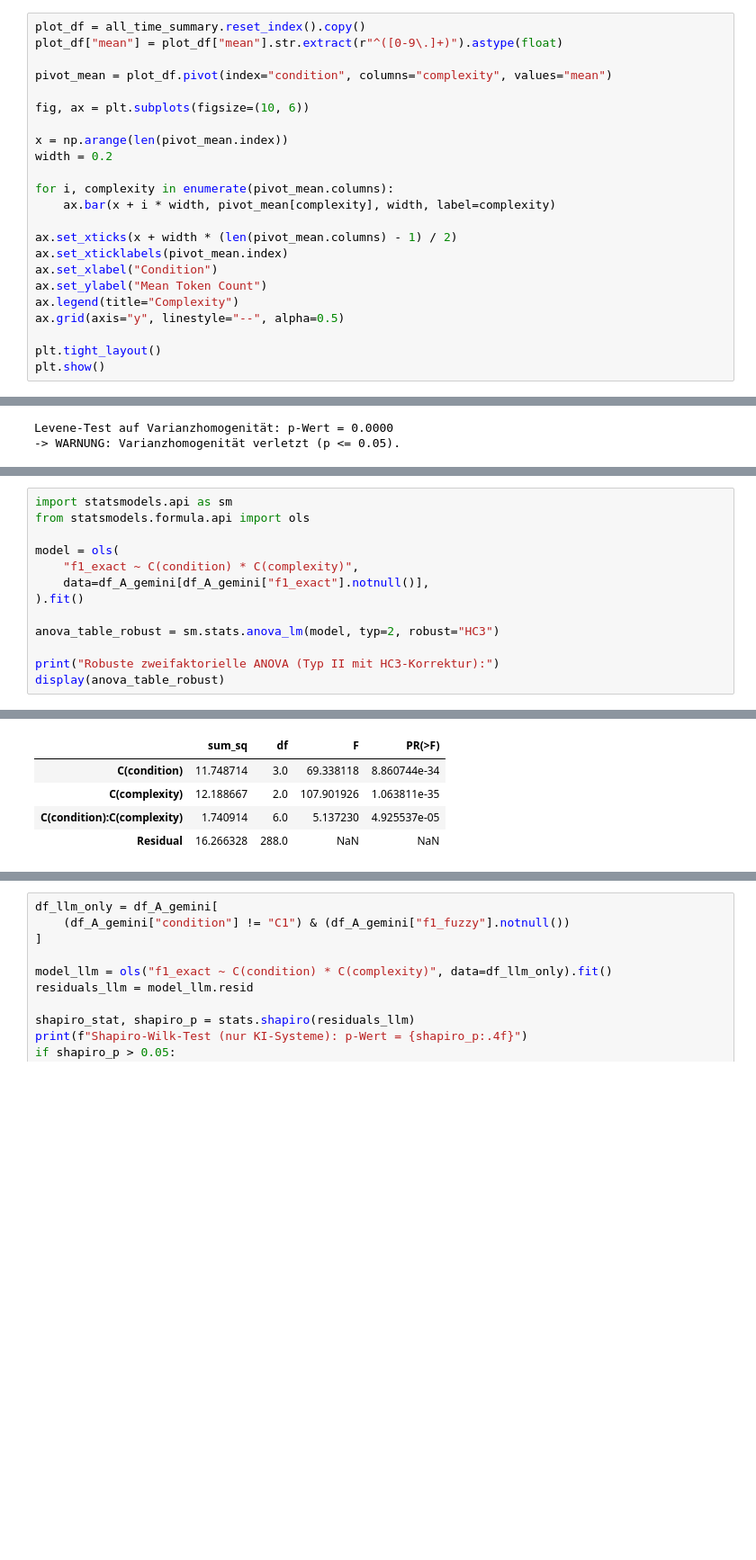
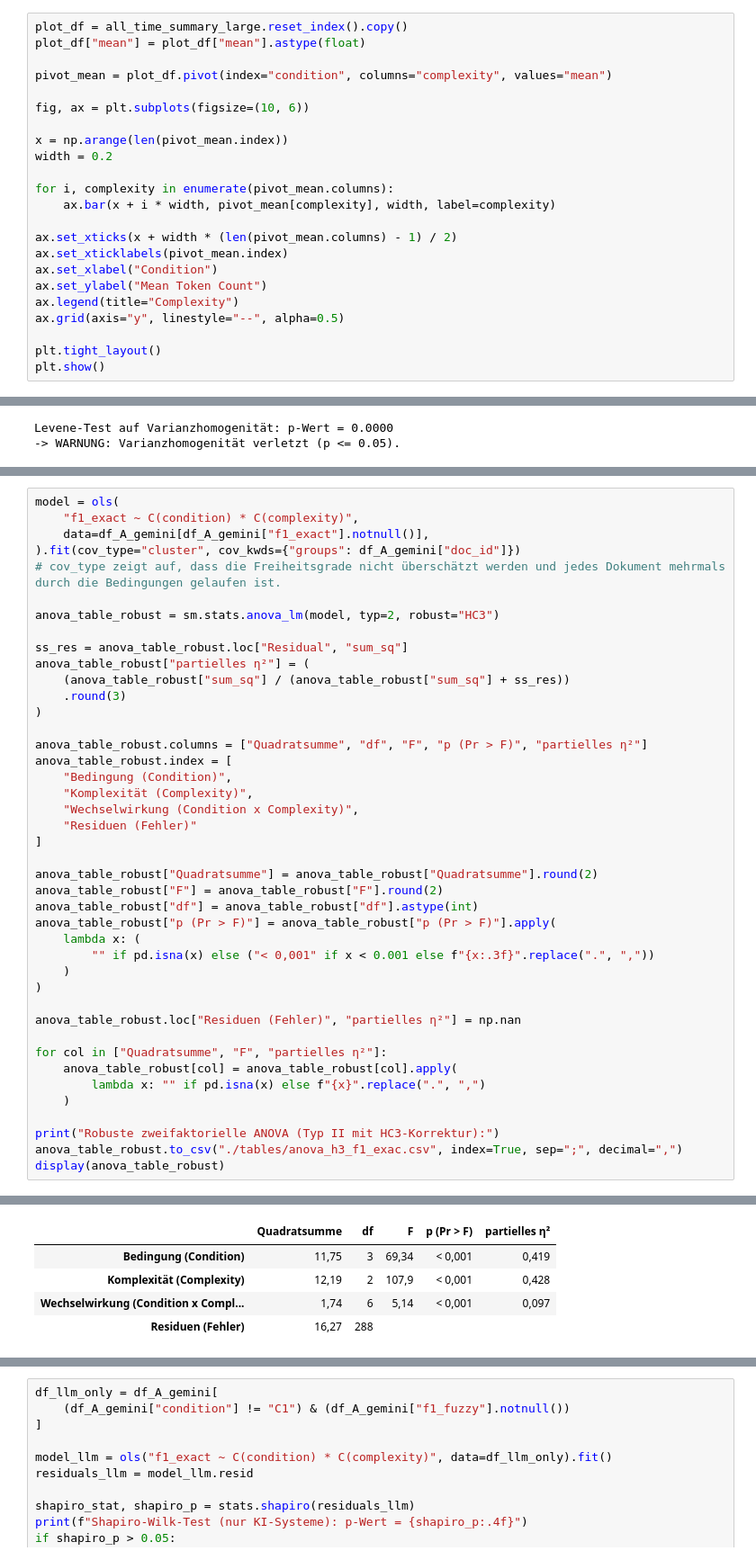
Before and after one commit to StefanEissler/doc-automation-architecture, a Jupyter notebook: notebooks/statistical_evaluation_A_internal.ipynb, the cells around one changed output, grey strips where cells are left out. Shown at 90% size. Cells and saved outputs as stored; diff of their text form; blank space fills up the shorter version.

```diff
--- a/notebooks/statistical_evaluation_A_internal.ipynb
+++ b/notebooks/statistical_evaluation_A_internal.ipynb
@@ -516,6 +646,6 @@ display(time_final_table)
 # %%
-plot_df = all_time_summary.reset_index().copy()
-plot_df["mean"] = plot_df["mean"].str.extract(r"^([0-9\.]+)").astype(float)
+plot_df = all_time_summary_large.reset_index().copy()
+plot_df["mean"] = plot_df["mean"].astype(float)
 
 pivot_mean = plot_df.pivot(index="condition", columns="complexity", values="mean")
 
@@ -584,20 +725,49 @@ Levene-Test auf Varianzhomogenität: p-Wert = 0.0000
 # %%
-import statsmodels.api as sm
-from statsmodels.formula.api import ols
-
 model = ols(
     "f1_exact ~ C(condition) * C(complexity)",
     data=df_A_gemini[df_A_gemini["f1_exact"].notnull()],
-).fit()
+).fit(cov_type="cluster", cov_kwds={"groups": df_A_gemini["doc_id"]})
+# cov_type zeigt auf, dass die Freiheitsgrade nicht überschätzt werden und jedes Dokument mehrmals durch die Bedingungen gelaufen ist.
 
 anova_table_robust = sm.stats.anova_lm(model, typ=2, robust="HC3")
 
+ss_res = anova_table_robust.loc["Residual", "sum_sq"]
+anova_table_robust["partielles η²"] = (
+    (anova_table_robust["sum_sq"] / (anova_table_robust["sum_sq"] + ss_res))
+    .round(3)
+)
+
+anova_table_robust.columns = ["Quadratsumme", "df", "F", "p (Pr > F)", "partielles η²"]
+anova_table_robust.index = [
+    "Bedingung (Condition)",
+    "Komplexität (Complexity)",
+    "Wechselwirkung (Condition x Complexity)",
+    "Residuen (Fehler)"
+]
+
+anova_table_robust["Quadratsumme"] = anova_table_robust["Quadratsumme"].round(2)
+anova_table_robust["F"] = anova_table_robust["F"].round(2)
+anova_table_robust["df"] = anova_table_robust["df"].astype(int)
+anova_table_robust["p (Pr > F)"] = anova_table_robust["p (Pr > F)"].apply(
+    lambda x: (
+        "" if pd.isna(x) else ("< 0,001" if x < 0.001 else f"{x:.3f}".replace(".", ","))
+    )
+)
+
+anova_table_robust.loc["Residuen (Fehler)", "partielles η²"] = np.nan
+
+for col in ["Quadratsumme", "F", "partielles η²"]:
+    anova_table_robust[col] = anova_table_robust[col].apply(
+        lambda x: "" if pd.isna(x) else f"{x}".replace(".", ",")
+    )
+
 print("Robuste zweifaktorielle ANOVA (Typ II mit HC3-Korrektur):")
+anova_table_robust.to_csv("./tables/anova_h3_f1_exac.csv", index=True, sep=";", decimal=",")
 display(anova_table_robust)
 # %% [output]
 Robuste zweifaktorielle ANOVA (Typ II mit HC3-Korrektur):
-|  | sum_sq | df | F | PR(>F) |
-| C(condition) | 11.748714 | 3.0 | 69.338118 | 8.860744e-34 |
-| C(complexity) | 12.188667 | 2.0 | 107.901926 | 1.063811e-35 |
-| C(condition):C(complexity) | 1.740914 | 6.0 | 5.137230 | 4.925537e-05 |
-| Residual | 16.266328 | 288.0 | NaN | NaN |
+|  | Quadratsumme | df | F | p (Pr > F) | partielles η² |
+| Bedingung (Condition) | 11,75 | 3 | 69,34 | < 0,001 | 0,419 |
+| Komplexität (Complexity) | 12,19 | 2 | 107,9 | < 0,001 | 0,428 |
+| Wechselwirkung (Condition x Compl... | 1,74 | 6 | 5,14 | < 0,001 | 0,097 |
+| Residuen (Fehler) | 16,27 | 288 |  |  |  |
```
Also changed, not shown: parts of 47 cells of this notebook, 33 other files.
